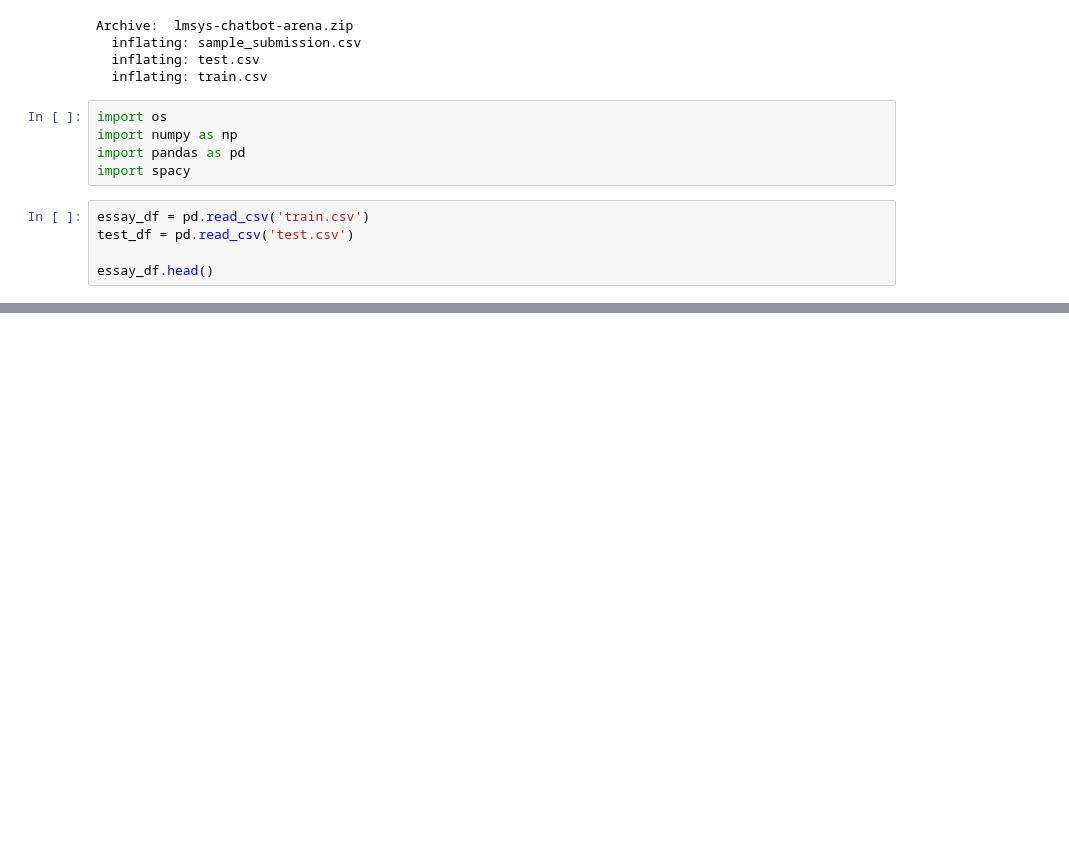
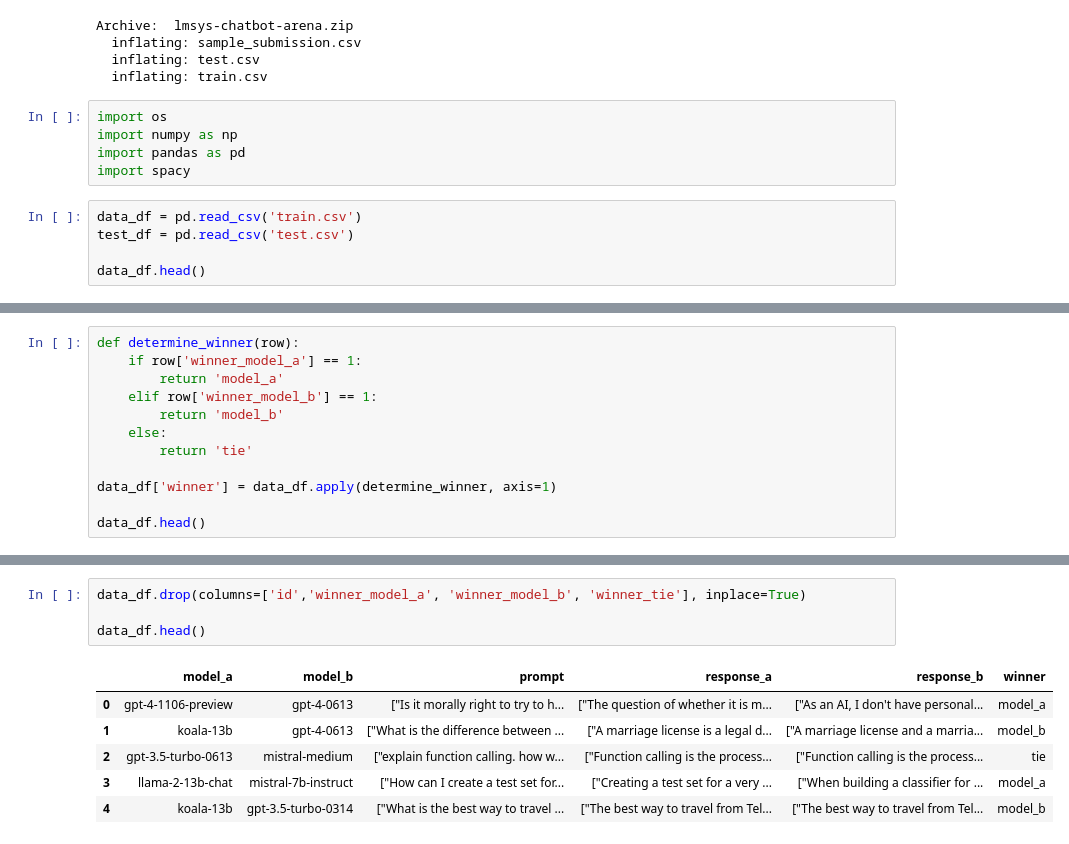
Before and after one commit to rams1987/LMSYS-Human-preference-detection, a Jupyter notebook: LMSYS_human_preference_detection.ipynb, the cells around one changed output, grey strips where cells are left out. Cells and saved outputs as stored; diff of their text form; blank space fills up the shorter version.

Commit message:
Prepared the dataset for the initial training

```diff
--- a/LMSYS_human_preference_detection.ipynb
+++ b/LMSYS_human_preference_detection.ipynb
@@ -42,10 +42,10 @@ import numpy as np
 import pandas as pd
 import spacy
 # %%
-essay_df = pd.read_csv('train.csv')
+data_df = pd.read_csv('train.csv')
 test_df = pd.read_csv('test.csv')
 
-essay_df.head()
+data_df.head()
 # %% [output]
 |  | id | model_a | model_b | prompt | response_a | response_b | winner_model_a | winner_model_b | ... |
 | 0 | 30192 | gpt-4-1106-preview | gpt-4-0613 | ["Is it morally right to try to h... | ["The question of whether it is m... | ["As an AI, I don't have personal... | 1 | 0 | ... |
@@ -53,3 +53,15 @@ essay_df.head()
 | 2 | 65089 | gpt-3.5-turbo-0613 | mistral-medium | ["explain function calling. how w... | ["Function calling is the process... | ["Function calling is the process... | 0 | 0 | ... |
 | 3 | 96401 | llama-2-13b-chat | mistral-7b-instruct | ["How can I create a test set for... | ["Creating a test set for a very ... | ["When building a classifier for ... | 1 | 0 | ... |
 | 4 | 198779 | koala-13b | gpt-3.5-turbo-0314 | ["What is the best way to travel ... | ["The best way to travel from Tel... | ["The best way to travel from Tel... | 0 | 1 | ... |
+# %%
+def determine_winner(row):
+    if row['winner_model_a'] == 1:
+        return 'model_a'
+    elif row['winner_model_b'] == 1:
+        return 'model_b'
+    else:
+        return 'tie'
+
+data_df['winner'] = data_df.apply(determine_winner, axis=1)
+
+data_df.head()
@@ -55,0 +75,11 @@ essay_df.head()
+# %%
+data_df.drop(columns=['id','winner_model_a', 'winner_model_b', 'winner_tie'], inplace=True)
+
+data_df.head()
+# %% [output]
+|  | model_a | model_b | prompt | response_a | response_b | winner |
+| 0 | gpt-4-1106-preview | gpt-4-0613 | ["Is it morally right to try to h... | ["The question of whether it is m... | ["As an AI, I don't have personal... | model_a |
+| 1 | koala-13b | gpt-4-0613 | ["What is the difference between ... | ["A marriage license is a legal d... | ["A marriage license and a marria... | model_b |
+| 2 | gpt-3.5-turbo-0613 | mistral-medium | ["explain function calling. how w... | ["Function calling is the process... | ["Function calling is the process... | tie |
+| 3 | llama-2-13b-chat | mistral-7b-instruct | ["How can I create a test set for... | ["Creating a test set for a very ... | ["When building a classifier for ... | model_a |
+| 4 | koala-13b | gpt-3.5-turbo-0314 | ["What is the best way to travel ... | ["The best way to travel from Tel... | ["The best way to travel from Tel... | model_b |
```
Also changed, not shown: parts of 5 cells of this notebook.
